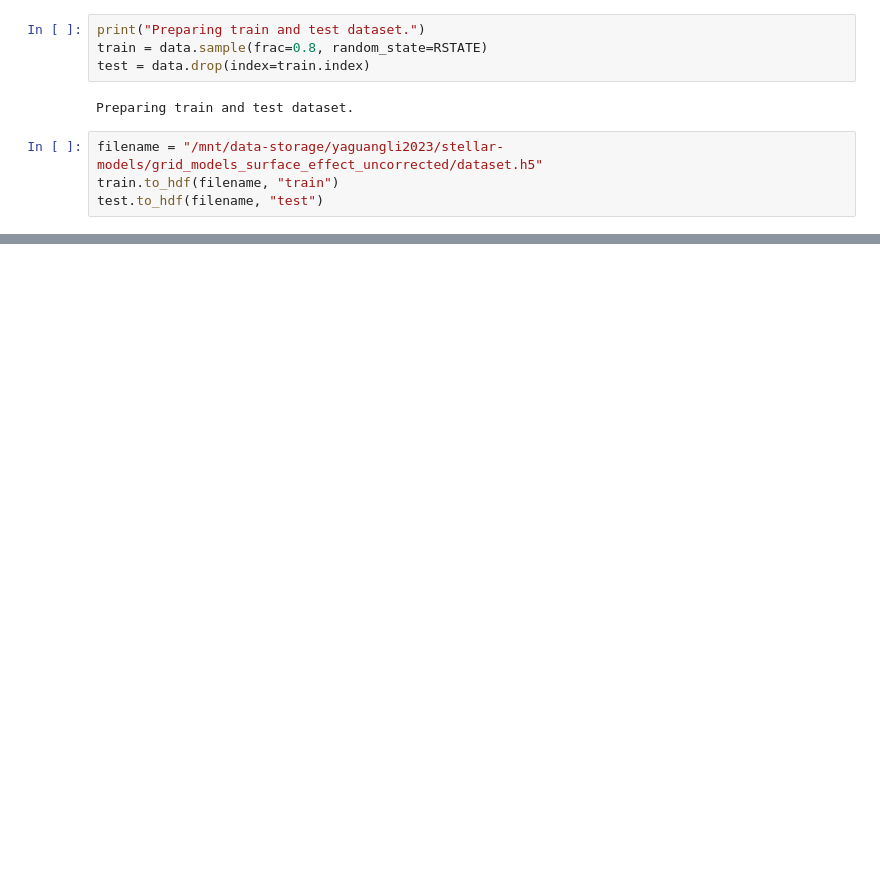
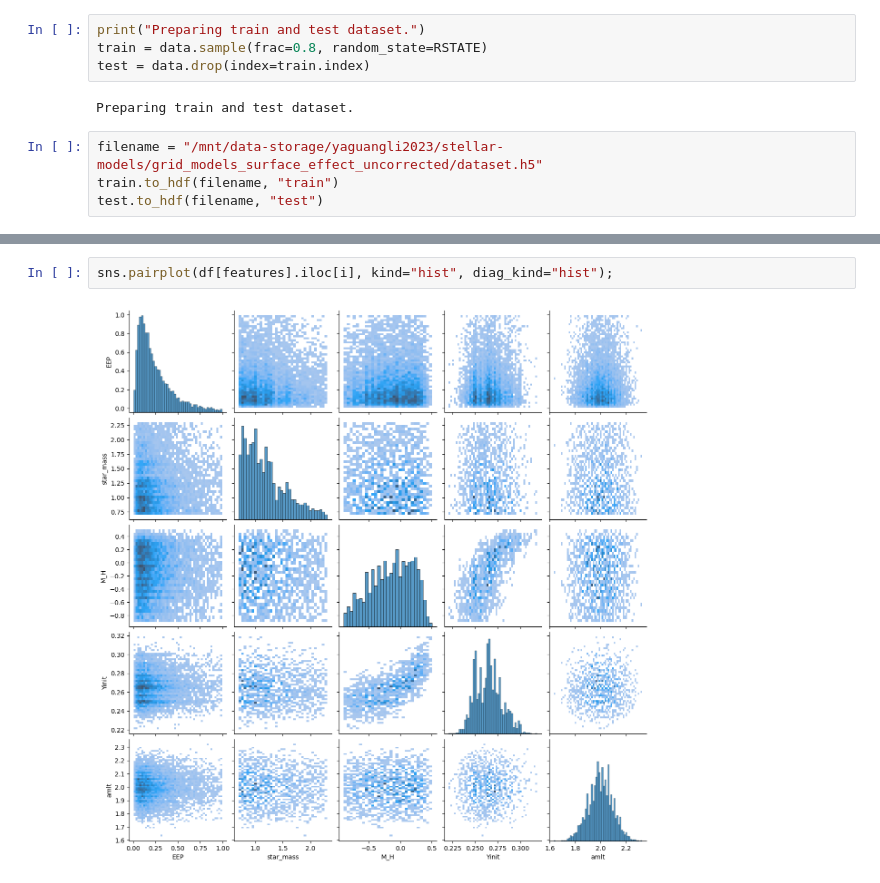
Before and after one commit to alexlyttle/stellar-emulator, a Jupyter notebook: notebook/train-test-split.ipynb, the cells around one changed output, grey strips where cells are left out. Saved outputs shown, nothing was run; the diff lists cells and outputs as text; blank space fills up the shorter version.

```diff
--- a/notebook/train-test-split.ipynb
+++ b/notebook/train-test-split.ipynb
@@ -170,0 +230,4 @@ test.to_hdf(filename, "test")
+# %%
+sns.pairplot(df[features].iloc[i], kind="hist", diag_kind="hist");
+# %% [output]
+[figure, added]
```
Also changed, not shown: parts of 30 cells of this notebook.
